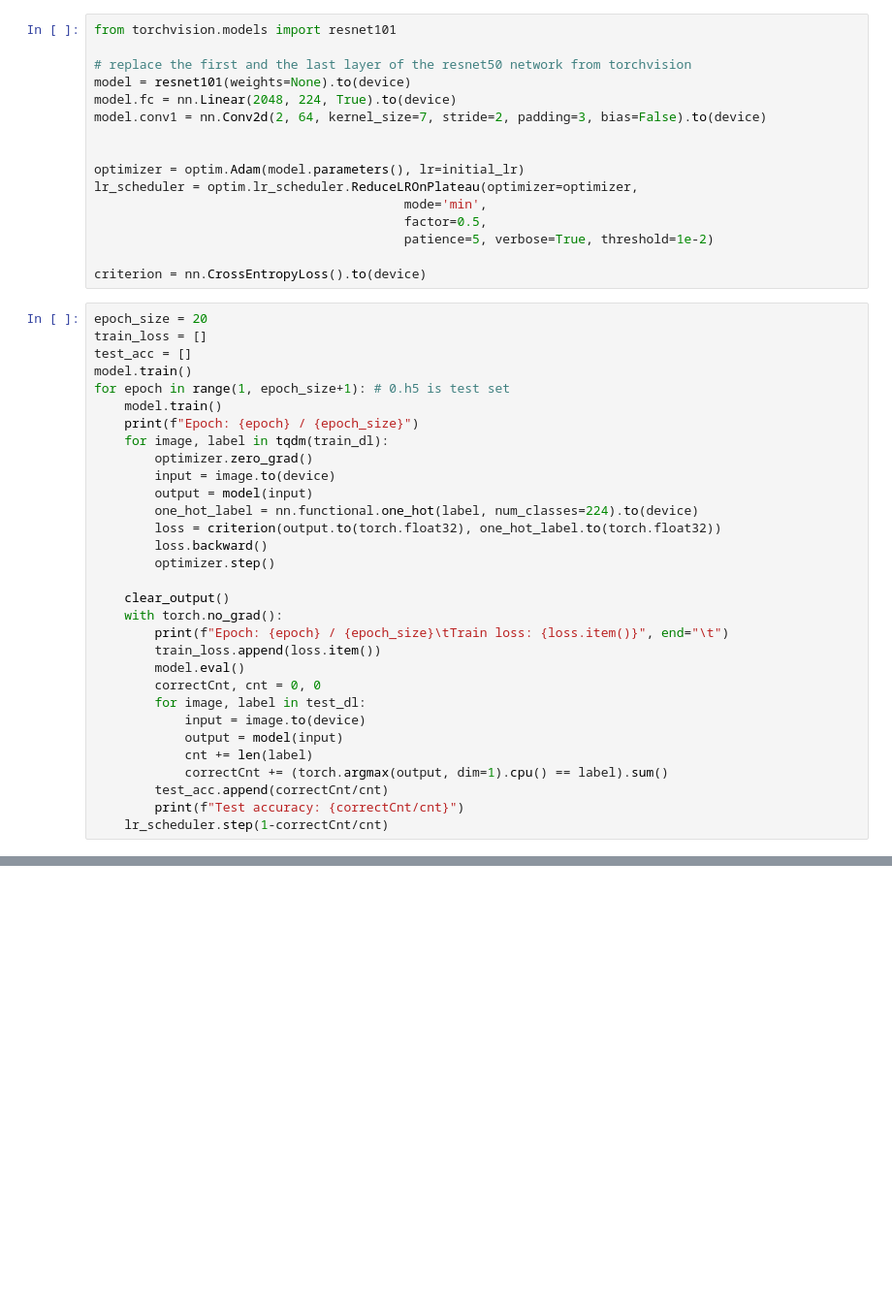
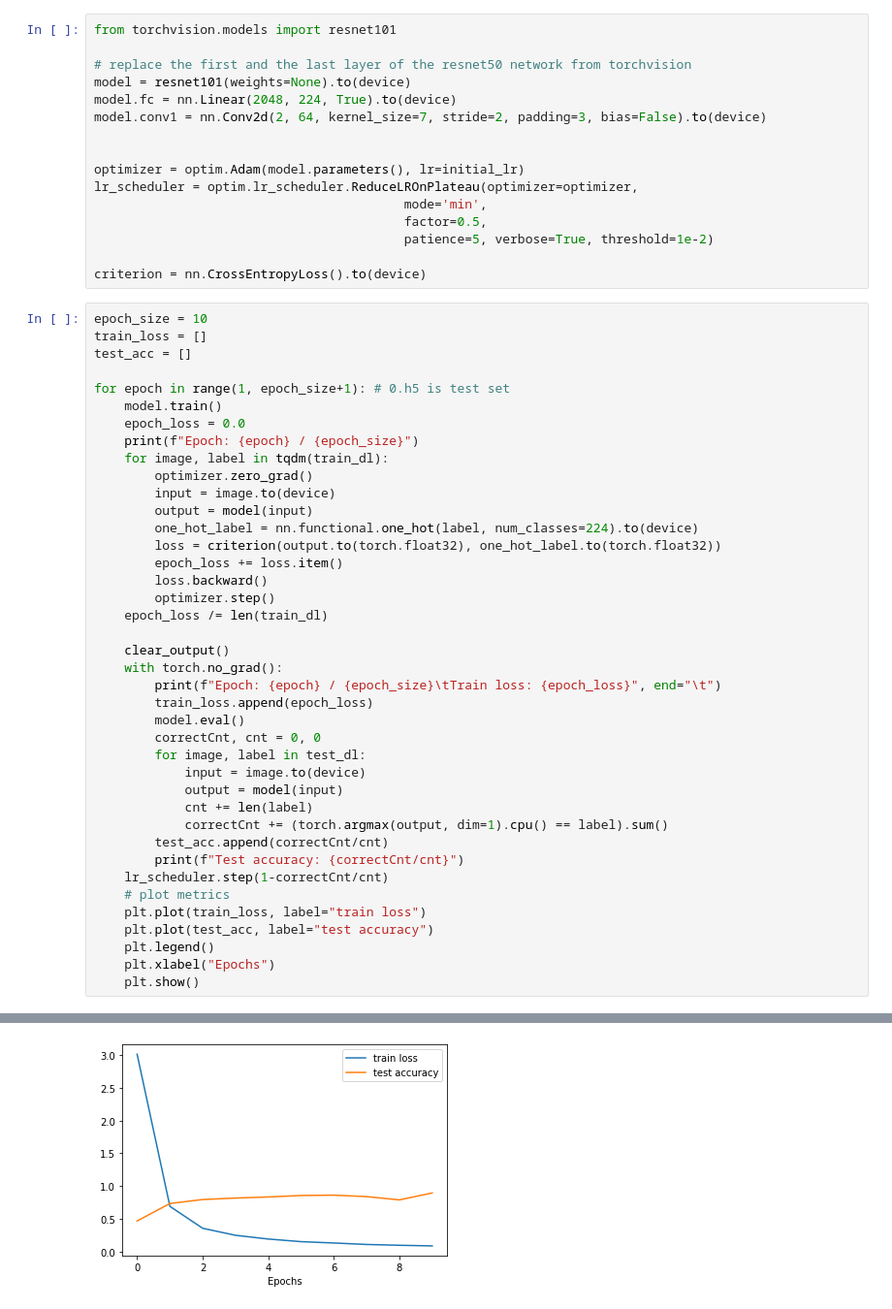
Before and after one commit to vantaa89/1_multicoil, a Jupyter notebook: 2_train.ipynb, the cells around one changed output, grey strips where cells are left out. Shown at 97% size. Saved outputs shown, nothing was run; the diff lists cells and outputs as text; blank space fills up the shorter version.

```diff
--- a/2_train.ipynb
+++ b/2_train.ipynb
@@ -108,12 +107,13 @@ lr_scheduler = optim.lr_scheduler.ReduceLROnPlateau(optimizer=optimizer,
 
 criterion = nn.CrossEntropyLoss().to(device)
 # %%
-epoch_size = 20
+epoch_size = 10
 train_loss = []
 test_acc = []
-model.train()
+
 for epoch in range(1, epoch_size+1): # 0.h5 is test set
     model.train()
+    epoch_loss = 0.0
     print(f"Epoch: {epoch} / {epoch_size}")
     for image, label in tqdm(train_dl):
         optimizer.zero_grad()
@@ -121,13 +121,15 @@ for epoch in range(1, epoch_size+1): # 0.h5 is test set
         output = model(input)
         one_hot_label = nn.functional.one_hot(label, num_classes=224).to(device)
         loss = criterion(output.to(torch.float32), one_hot_label.to(torch.float32))
+        epoch_loss += loss.item()
         loss.backward()
         optimizer.step()
+    epoch_loss /= len(train_dl)
 
     clear_output()
     with torch.no_grad():
-        print(f"Epoch: {epoch} / {epoch_size}\tTrain loss: {loss.item()}", end="\t")
-        train_loss.append(loss.item())
+        print(f"Epoch: {epoch} / {epoch_size}\tTrain loss: {epoch_loss}", end="\t")
+        train_loss.append(epoch_loss)
         model.eval()
         correctCnt, cnt = 0, 0
         for image, label in test_dl:
@@ -138,4 +140,10 @@ for epoch in range(1, epoch_size+1): # 0.h5 is test set
         test_acc.append(correctCnt/cnt)
         print(f"Test accuracy: {correctCnt/cnt}")
     lr_scheduler.step(1-correctCnt/cnt)
+    # plot metrics
+    plt.plot(train_loss, label="train loss")
+    plt.plot(test_acc, label="test accuracy")
+    plt.legend()
+    plt.xlabel("Epochs")
+    plt.show()
 # %% [output]
@@ -143,3 +151,4 @@ Epoch: 20 / 20  Train loss: 0.07561212033033371 Test accuracy: 0.822222232818603
+[figure, added]
 # %%
 plt.plot(range(1, epoch_size+1), train_loss, label="train loss")
 plt.plot(range(1, epoch_size+1), test_acc, label="test accuracy")
```
Also changed, not shown: parts of 7 cells of this notebook, 2 other files.
